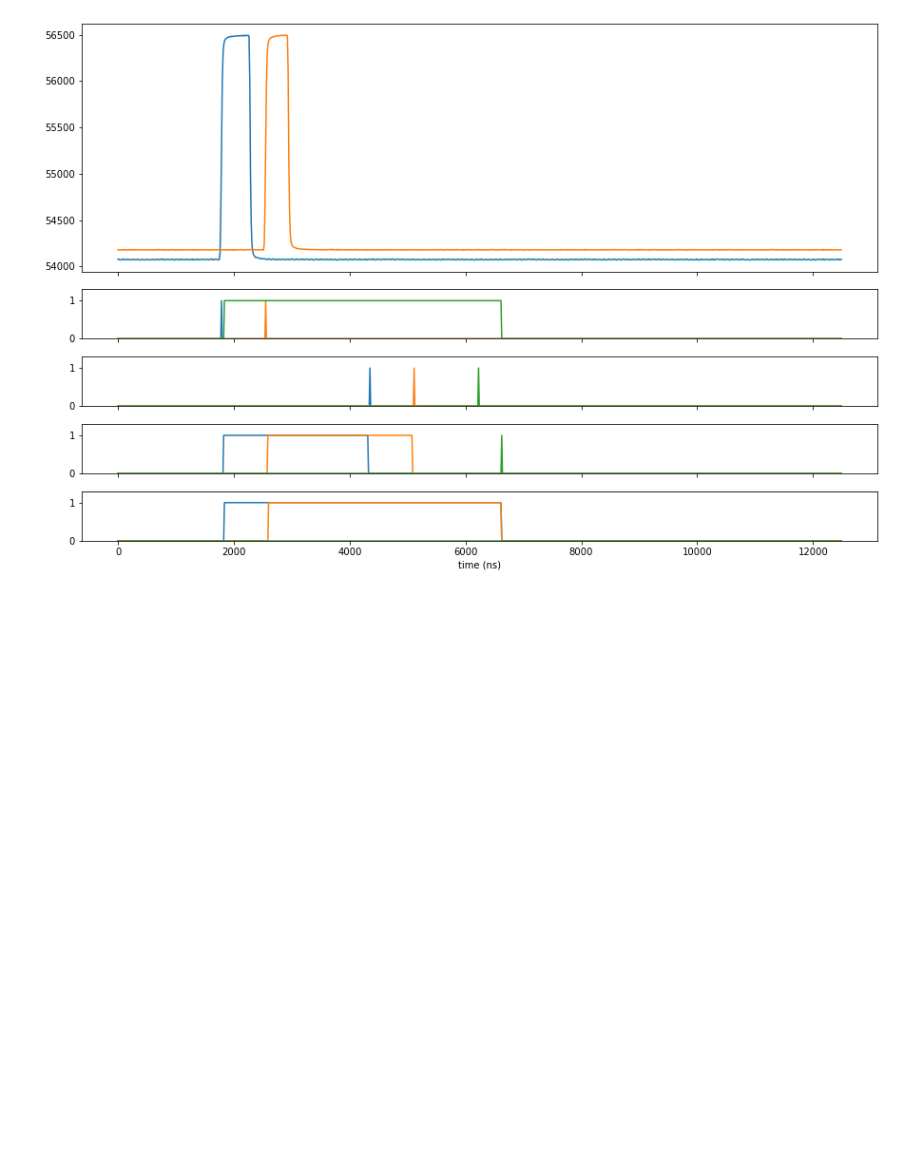
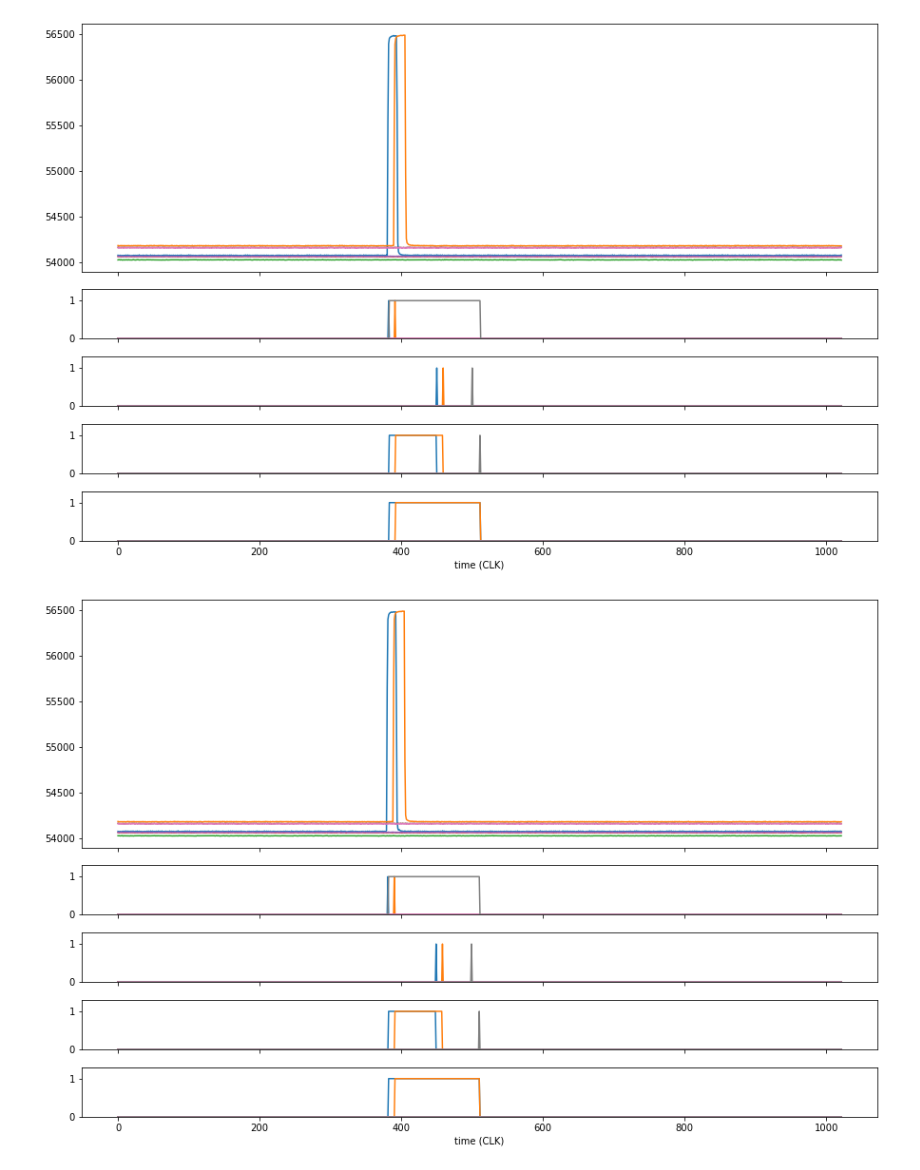
Before and after one commit to acolijn/DT5550_DAQ, a Jupyter notebook: analysis/waveform_plot.ipynb, the cells around one changed output. Drawn from its saved outputs; the diff is of its cells as text; code cells hidden in the pictures; blank space fills up the shorter version.

```diff
--- a/analysis/waveform_plot.ipynb
+++ b/analysis/waveform_plot.ipynb
@@ -10,46 +11,51 @@ filename = '../../DT5550_DAQ/daq/ReadoutClient/waveform.output'
 # %%
 f = open(filename,"rb")
 tt = np.zeros(N_BINS)
 analog = np.zeros([N_DETECTOR,N_BINS])
 d0 = np.zeros([N_DETECTOR,N_BINS])
 d1 = np.zeros([N_DETECTOR,N_BINS])
 d2 = np.zeros([N_DETECTOR,N_BINS])
 d3 = np.zeros([N_DETECTOR,N_BINS])
 
-# process single event
-wave = f.read(N_BINS*N_DETECTOR*CH_SIZE)
-for idet in range(N_DETECTOR):
-    for i in range(N_BINS):
-        i0 = i*CH_SIZE + idet*N_BINS*CH_SIZE
-        i1 = i0+CH_SIZE
-        tt[i] = i*12.5
-        analog[idet][i] = int.from_bytes(wave[i0:i1],byteorder='little') & 0x0000ffff
-        d0[idet][i] = (int.from_bytes(wave[i0:i1],byteorder='little') & 0x00010000) >> 16
-        d1[idet][i] = (int.from_bytes(wave[i0:i1],byteorder='little') & 0x00020000) >> 17
-        d2[idet][i] = (int.from_bytes(wave[i0:i1],byteorder='little') & 0x00040000) >> 18
-        d3[idet][i] = (int.from_bytes(wave[i0:i1],byteorder='little') & 0x00080000) >> 19
+for nevent in range(20):
+    # process single event
+    wave = f.read(N_BINS*N_DETECTOR*CH_SIZE)
+    for idet in range(N_DETECTOR):
+        for i in range(N_BINS):
+            i0 = i*CH_SIZE + idet*N_BINS*CH_SIZE
+            i1 = i0+CH_SIZE
+            tt[i] = i*12.5
+            analog[idet][i] = int.from_bytes(wave[i0:i1],byteorder='little') & 0x0000ffff
+            d0[idet][i] = (int.from_bytes(wave[i0:i1],byteorder='little') & 0x00010000) >> 16
+            d1[idet][i] = (int.from_bytes(wave[i0:i1],byteorder='little') & 0x00020000) >> 17
+            d2[idet][i] = (int.from_bytes(wave[i0:i1],byteorder='little') & 0x00040000) >> 18
+            d3[idet][i] = (int.from_bytes(wave[i0:i1],byteorder='little') & 0x00080000) >> 19
 
-# plot single event
-imin=0
-imax=1000
-fig, axs = plt.subplots(5,1, sharex=True, gridspec_kw={'height_ratios':[5,1,1,1,1]}, figsize=(15,10))
-for idet in range(2):
-    axs[0].plot(tt[imin:imax],analog[idet][imin:imax])
-    axs[1].plot(tt[imin:imax],d0[idet][imin:imax])
-    axs[2].plot(tt[imin:imax],d1[idet][imin:imax])
-    axs[3].plot(tt[imin:imax],d2[idet][imin:imax])
-    axs[4].plot(tt[imin:imax],d3[idet][imin:imax])
+    # plot single event
+    imin=0
+    imax=1022
+    fig, axs = plt.subplots(5,1, sharex=True, gridspec_kw={'height_ratios':[5,1,1,1,1]}, figsize=(15,10))
+    for idet in range(N_DETECTOR-1):
+        axs[0].plot(analog[idet][imin:imax])
+        axs[1].plot(d0[idet][imin:imax])
+        axs[2].plot(d1[idet][imin:imax])
+        axs[3].plot(d2[idet][imin:imax])
+        axs[4].plot(d3[idet][imin:imax])
 
-axs[1].plot(tt[imin:imax],d0[7][imin:imax])
-axs[2].plot(tt[imin:imax],d1[7][imin:imax])
-axs[3].plot(tt[imin:imax],d2[7][imin:imax])
-axs[4].plot(tt[imin:imax],d3[7][imin:imax])
+    if N_DETECTOR == 8:
+        axs[1].plot(d0[7][imin:imax])
+        axs[2].plot(d1[7][imin:imax])
+        axs[3].plot(d2[7][imin:imax])
+        axs[4].plot(d3[7][imin:imax])
 
-for i in range(1,5):
-    axs[i].set_ylim([0,1.3])
+    for i in range(1,5):
+        axs[i].set_ylim([0,1.3])
 
-plt.xlabel('time (ns)')
+    plt.xlabel('time (CLK)')
+    plt.show()
 
+    time.sleep(1)
 f.close()
 # %% [output]
-[figure, old version]
+[figure, new version]
+[figure, added]
```
Also changed, not shown: parts of 2 cells of this notebook, 3 other files.
